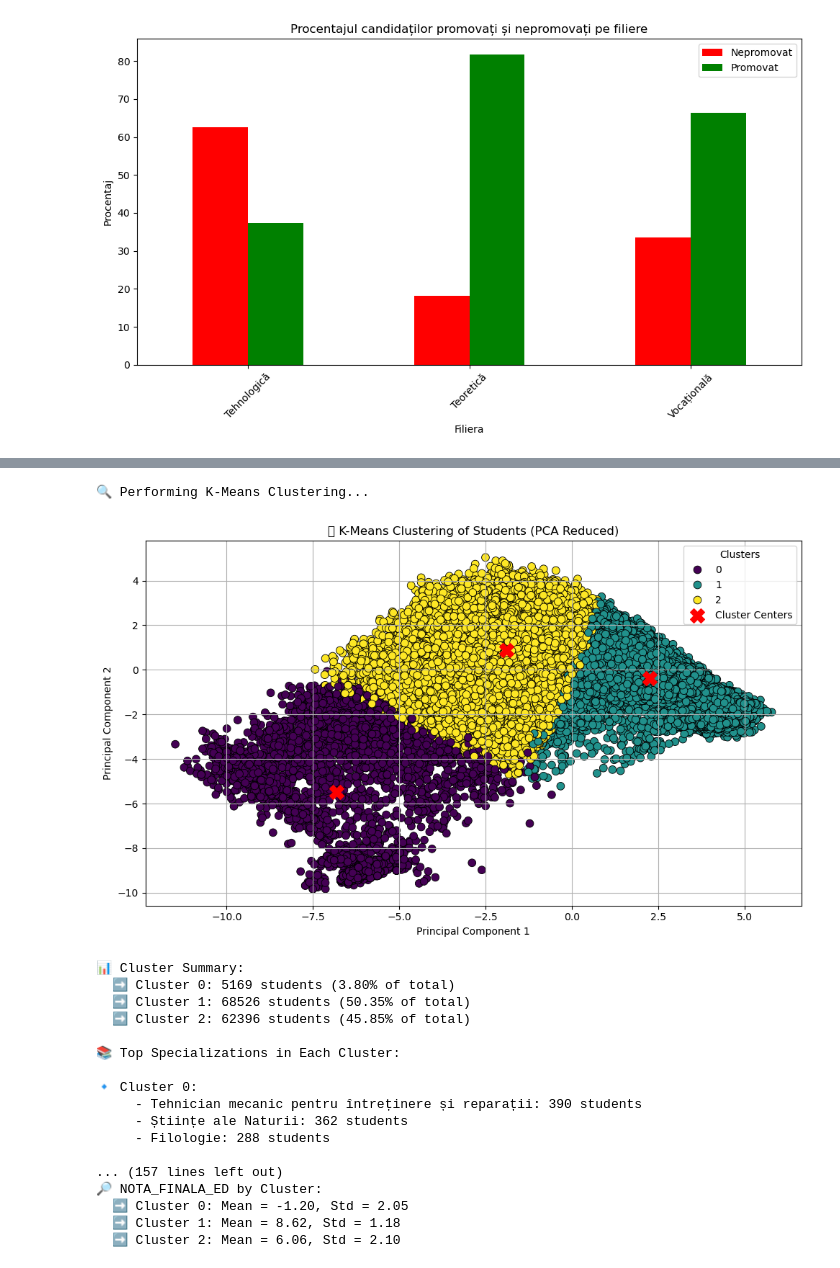
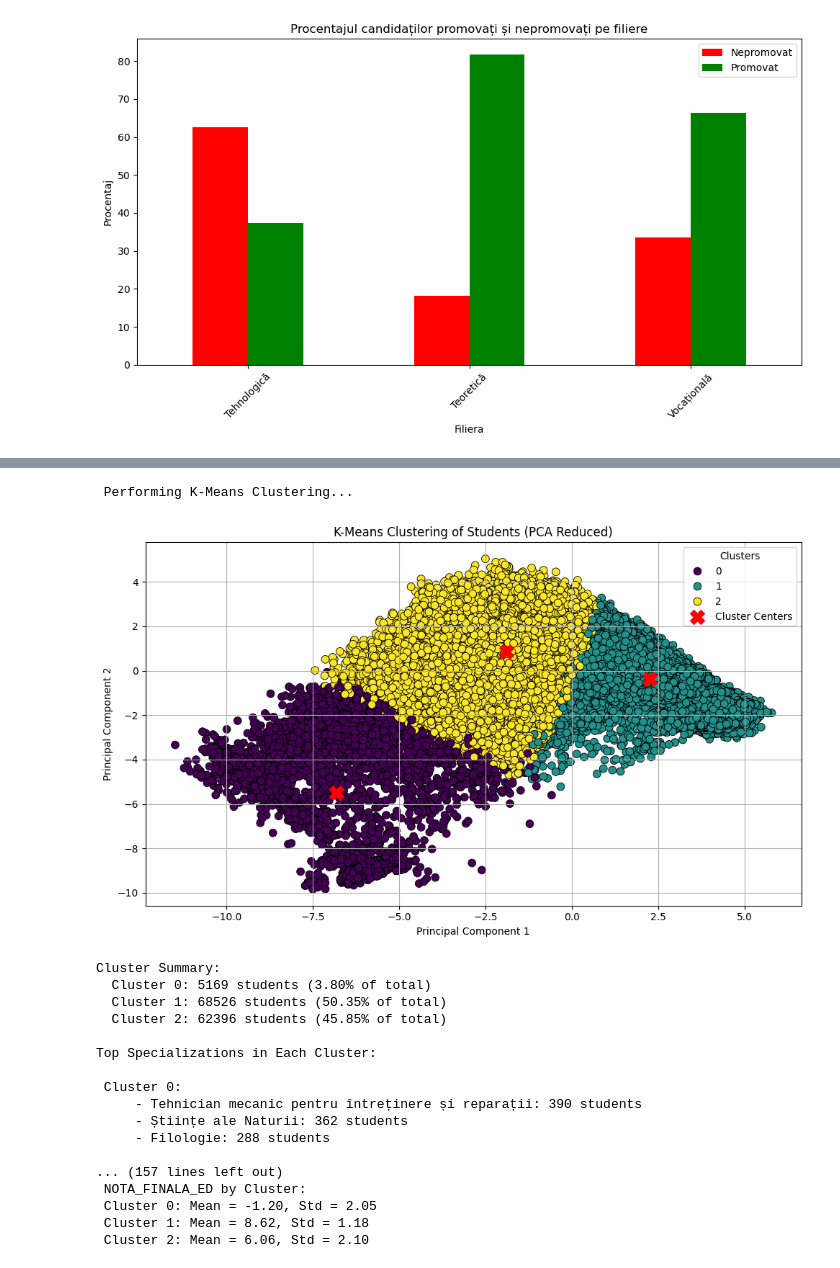
Before and after one commit to victor1606/University-Recommender-System, a Jupyter notebook: bac_dataset_visualization.ipynb, the cells around one changed output, grey strips where cells are left out. Drawn from its saved outputs; the diff is of its cells as text; code cells hidden in the pictures.

```diff
--- a/bac_dataset_visualization.ipynb
+++ b/bac_dataset_visualization.ipynb
@@ -329,14 +313,9 @@ Actual Promovat                    5924               20824
 # %%
-# 6. K-Means Clustering
+# 3. K-Means Clustering
 # Purpose: Groups students into clusters based on similarities in their data (e.g., performance, specialization).
 # Type: Unsupervised Learning (Clustering)
 # Output: Clusters of students visualized in a scatter plot.
-from sklearn.cluster import KMeans
-from sklearn.preprocessing import StandardScaler, LabelEncoder
-from sklearn.decomposition import PCA
-import seaborn as sns
-import matplotlib.pyplot as plt
-import pandas as pd
+
 
 # Load the data
 df = pd.read_csv("./BAC CSV/bac2019.csv")
@@ -357,84 +336,84 @@ for col in df.select_dtypes(include='object').columns:
 # Prepare data for clustering (dropping non-relevant columns)
 X_class = df.drop(columns=['Cod unic candidat', 'Specializare'])
 
-# 1️⃣ Data Preparation and Scaling
-print("\n🔍 Performing K-Means Clustering...")
+# Data Preparation and Scaling
+print("\n Performing K-Means Clustering...")
 
 scaler = StandardScaler()
 X_scaled = scaler.fit_transform(X_class)
 
-# 2️⃣ Apply K-Means Clustering
+# Apply K-Means Clustering
 kmeans = KMeans(n_clusters=3, random_state=42, n_init=10)
 kmeans.fit(X_scaled)
 
 # Assign cluster labels
 df['Cluster'] = kmeans.labels_
 
-# 3️⃣ Dimensionality Reduction for Visualization (PCA)
+# Dimensionality Reduction for Visualization (PCA)
 pca = PCA(n_components=2)
 X_pca = pca.fit_transform(X_scaled)
 df['PCA1'] = X_pca[:, 0]
 df['PCA2'] = X_pca[:, 1]
 
-# 4️⃣ Plot Clusters in 2D Space
+# Plot Clusters in 2D Space
 plt.figure(figsize=(10, 6))
 sns.scatterplot(x='PCA1', y='PCA2', hue='Cluster', data=df, palette='viridis', s=60, edgecolor='black')
 
 # Plot cluster centers
 centers = pca.transform(kmeans.cluster_centers_)
 plt.scatter(centers[:, 0], centers[:, 1], c='red', s=200, marker='X', label='Cluster Centers')
 
-plt.title('🎯 K-Means Clustering of Students (PCA Reduced)')
+plt.title('K-Means Clustering of Students (PCA Reduced)')
 plt.xlabel('Principal Component 1')
 plt.ylabel('Principal Component 2')
 plt.legend(title='Clusters')
 plt.grid(True)
 plt.tight_layout()
 plt.show()
 
-# 5️⃣ Cluster Summary
-print("\n📊 Cluster Summary:")
+# Cluster Summary
+print("\nCluster Summary:")
 total_students = len(df)
 for cluster_num in sorted(df['Cluster'].unique()):
     cluster_size = (df['Cluster'] == cluster_num).sum()
     percentage = (cluster_size / total_students) * 100
-    print(f"  ➡️ Cluster {cluster_num}: {cluster_size} students ({percentage:.2f}% of total)")
+    print(f"  Cluster {cluster_num}: {cluster_size} students ({percentage:.2f}% of total)")
 
-# 6️⃣ Cluster Insights (Optional: by specialization)
-print("\n📚 Top Specializations in Each Cluster:")
+# Cluster Insights
+print("\nTop Specializations in Each Cluster:")
 for cluster_num in sorted(df['Cluster'].unique()):
     specializations = df[df['Cluster'] == cluster_num]['Specializare'].value_counts().head(3)
-    print(f"\n🔹 Cluster {cluster_num}:")
+    print(f"\n Cluster {cluster_num}:")
     for spec_name, count in specializations.items():
         print(f"     - {spec_name}: {count} students")
 
-# 7️⃣ Detailed Cluster Comparison
-print("\n📊 Detailed Cluster Comparison:")
+# Detailed Cluster Comparison
+print("\n Detailed Cluster Comparison:")
 numeric_features = X_class.columns
 for feature in numeric_features:
-    print(f"\n🔎 {feature} by Cluster:")
+    print(f"\n {feature} by Cluster:")
     feature_means = df.groupby('Cluster')[feature].mean()
     feature_stds = df.groupby('Cluster')[feature].std()
     for cluster_num in sorted(df['Cluster'].unique()):
-        print(f"  ➡️ Cluster {cluster_num}: Mean = {feature_means[cluster_num]:.2f}, Std = {feature_stds[cluster_num]:.2f}")
+        print(f" Cluster {cluster_num}: Mean = {feature_means[cluster_num]:.2f}, Std = {feature_stds[cluster_num]:.2f}")
 # %% [output]
-🔍 Performing K-Means Clustering...
+ Performing K-Means Clustering...
-[figure, old version]
+[figure, new version]
-📊 Cluster Summary:
-  ➡️ Cluster 0: 5169 students (3.80% of total)
-  ➡️ Cluster 1: 68526 students (50.35% of total)
-  ➡️ Cluster 2: 62396 students (45.85% of total)
+Cluster Summary:
+  Cluster 0: 5169 students (3.80% of total)
+  Cluster 1: 68526 students (50.35% of total)
+  Cluster 2: 62396 students (45.85% of total)
 
-📚 Top Specializations in Each Cluster:
+Top Specializations in Each Cluster:
 
-🔹 Cluster 0:
+ Cluster 0:
      - Tehnician mecanic pentru întreținere și reparații: 390 students
      - Științe ale Naturii: 362 students
      - Filologie: 288 students
 
 ... (157 lines left out)
-🔎 NOTA_FINALA_ED by Cluster:
-  ➡️ Cluster 0: Mean = -1.20, Std = 2.05
-  ➡️ Cluster 1: Mean = 8.62, Std = 1.18
-  ➡️ Cluster 2: Mean = 6.06, Std = 2.10
+ NOTA_FINALA_ED by Cluster:
+ Cluster 0: Mean = -1.20, Std = 2.05
+ Cluster 1: Mean = 8.62, Std = 1.18
+ Cluster 2: Mean = 6.06, Std = 2.10
 # %%
```
Also changed, not shown: parts of 9 cells of this notebook, 2 other files.
